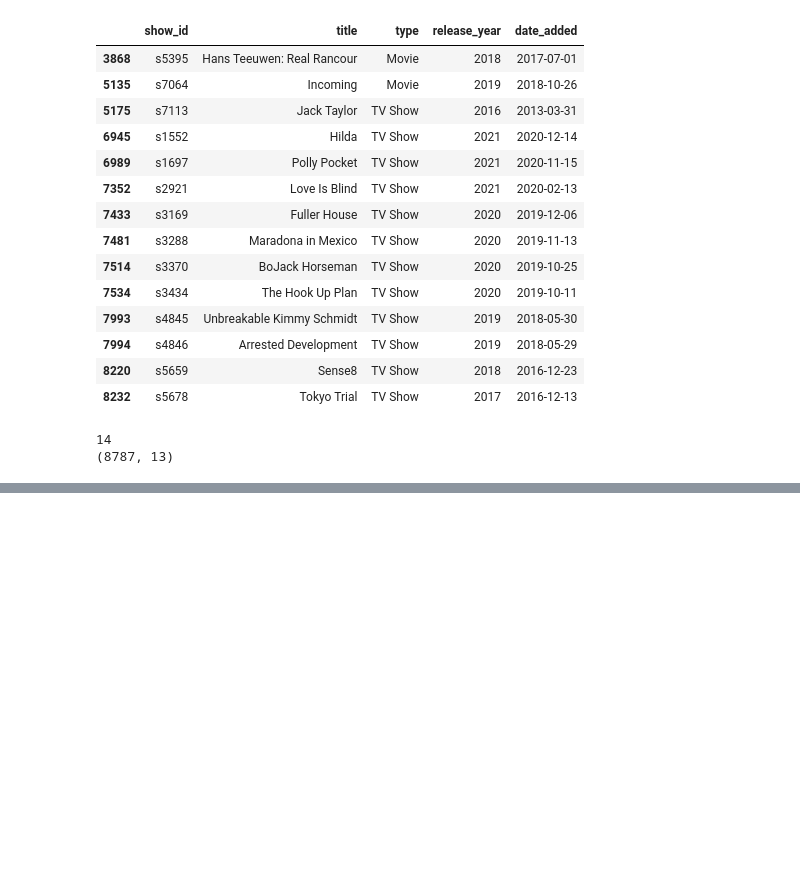
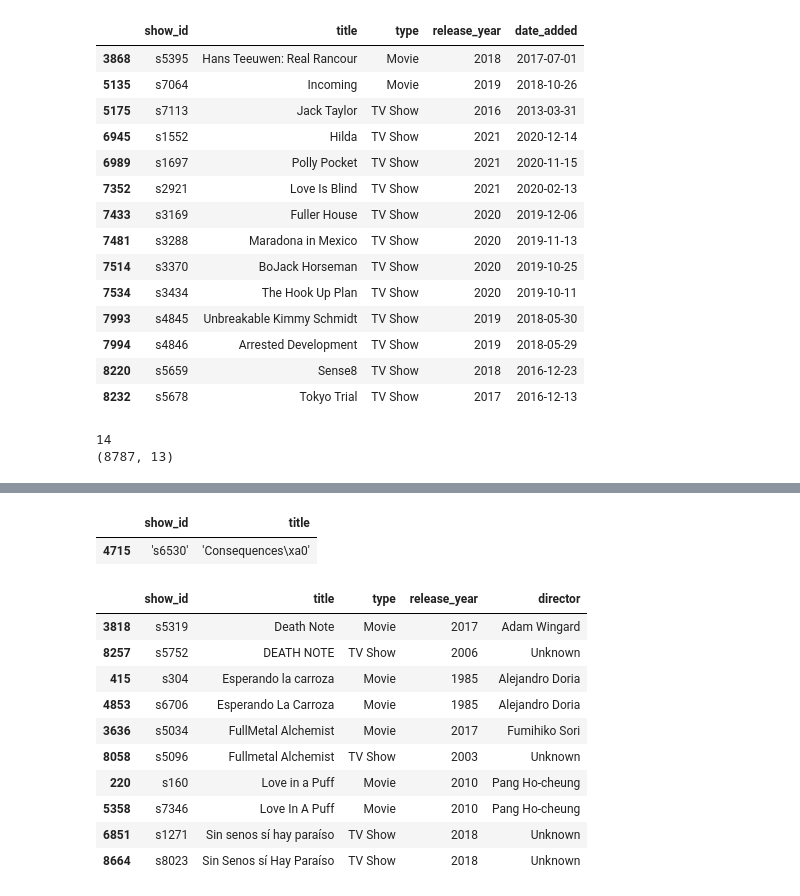
Before and after one commit to IrafashCactus/auspify-netflix-data-science, a Jupyter notebook: notebooks/01_data_cleaning.ipynb, the cells around one changed output, grey strips where cells are left out. Drawn from its saved outputs; the diff is of its cells as text; code cells hidden in the pictures; blank space fills up the shorter version.

Commit message:
Complete Task 1: clean Netflix dataset and document decisions

```diff
--- a/notebooks/01_data_cleaning.ipynb
+++ b/notebooks/01_data_cleaning.ipynb
@@ -272,3 +272,12 @@ print(df_clean.shape)
 # %% [output]
 14
 (8787, 13)
+# %%
+text_cols = ["show_id", "type", "title", "director", "country", "rating", "listed_in", "duration_unit"]
+
+for col in text_cols:
+    spaces = (df_clean[col] != df_clean[col].str.strip()).sum()
+    case_variants = df_clean[col].nunique() - df_clean[col].str.lower().nunique()
+    print(col, "| padded with spaces:", spaces, "| case variants:", case_variants)
+
+df_clean["rating"].value_counts()
@@ -274,0 +309,24 @@ print(df_clean.shape)
+# %%
+df_clean.loc[df_clean["title"] != df_clean["title"].str.strip(), ["show_id", "title"]].map(repr)
+# %% [output]
+|  | show_id | title |
+| 4715 | 's6530' | 'Consequences\xa0' |
+# %%
+def case_clashes(col):
+    lower = df_clean[col].str.lower()
+    forms = df_clean.groupby(lower)[col].transform("nunique")
+    return df_clean[forms > 1].sort_values(col, key=lambda s: s.str.lower())
+
+case_clashes("title")[["show_id", "title", "type", "release_year", "director"]]
+# %% [output]
+|  | show_id | title | type | release_year | director |
+| 3818 | s5319 | Death Note | Movie | 2017 | Adam Wingard |
+| 8257 | s5752 | DEATH NOTE | TV Show | 2006 | Unknown |
+| 415 | s304 | Esperando la carroza | Movie | 1985 | Alejandro Doria |
+| 4853 | s6706 | Esperando La Carroza | Movie | 1985 | Alejandro Doria |
+| 3636 | s5034 | FullMetal Alchemist | Movie | 2017 | Fumihiko Sori |
+| 8058 | s5096 | Fullmetal Alchemist | TV Show | 2003 | Unknown |
+| 220 | s160 | Love in a Puff | Movie | 2010 | Pang Ho-cheung |
+| 5358 | s7346 | Love In A Puff | Movie | 2010 | Pang Ho-cheung |
+| 6851 | s1271 | Sin senos sí hay paraíso | TV Show | 2018 | Unknown |
+| 8664 | s8023 | Sin Senos sí Hay Paraíso | TV Show | 2018 | Unknown |
```
Also changed, not shown: parts of 3 cells of this notebook, 9 other files.
